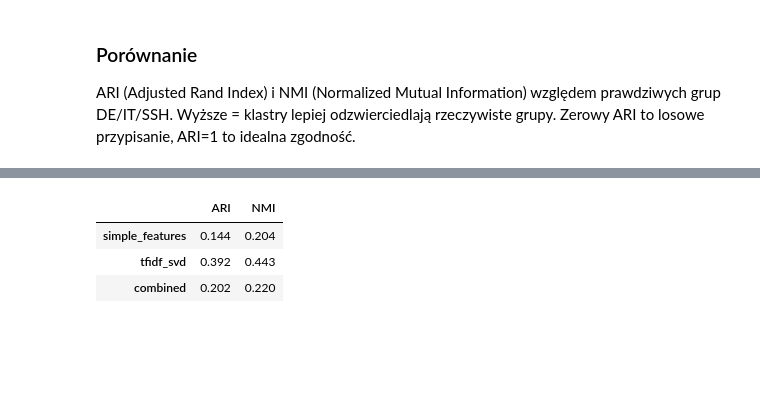
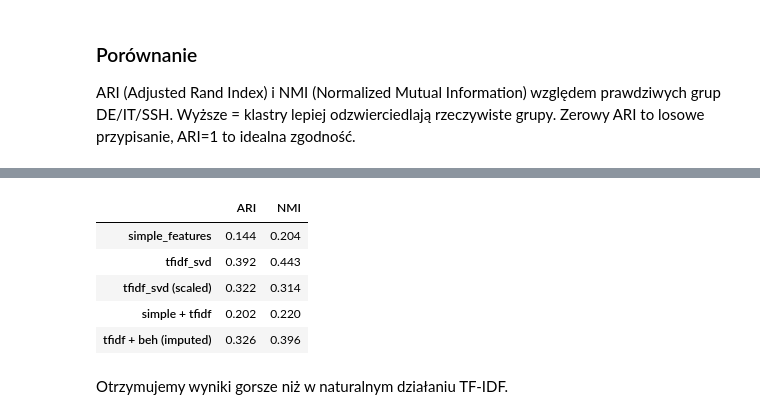
Before and after one commit to strek-o/xaifungi-analysis, a Jupyter notebook: analysis.ipynb, the cells around one changed output, grey strips where cells are left out. Cells and saved outputs as stored; diff of their text form; code cells hidden in the pictures; blank space fills up the shorter version.

```diff
--- a/analysis.ipynb
+++ b/analysis.ipynb
@@ -284,0 +358,4 @@ ARI (Adjusted Rand Index) i NMI (Normalized Mutual Information) względem prawdz
+# %%
+resp_feats.join(text_df.set_index("participant_id")["group"]).groupby("group").mean(
+    numeric_only=True
+).round(2)
@@ -284,0 +435,28 @@ ARI (Adjusted Rand Index) i NMI (Normalized Mutual Information) względem prawdz
+# %%
+beh_aligned = resp_feats.reindex(tfidf_feats.index)
+beh_imputed = beh_aligned.fillna(beh_aligned.median(numeric_only=True))
+
+X_tfidf_scaled = StandardScaler().fit_transform(tfidf_feats.values)
+X_beh_scaled = StandardScaler().fit_transform(beh_imputed.values)
+X_tfidf_beh = np.hstack([X_tfidf_scaled, X_beh_scaled])
+
+clusters_tfidf_scaled = KMeans(n_clusters=3, random_state=42, n_init=20).fit_predict(
+    X_tfidf_scaled
+)
+clusters_tfidf_beh = KMeans(n_clusters=3, random_state=42, n_init=20).fit_predict(
+    X_tfidf_beh
+)
+
+results_tfidf_beh = pd.DataFrame(
+    {
+        "participant_id": tfidf_feats.index.tolist(),
+        "cluster": clusters_tfidf_beh,
+    }
+).merge(text_df[["participant_id", "group"]], on="participant_id")
+
+pd.crosstab(
+    results_tfidf_beh["cluster"],
+    results_tfidf_beh["group"],
+    margins=True,
+    margins_name="Razem",
+)
@@ -285,26 +470,32 @@ ARI (Adjusted Rand Index) i NMI (Normalized Mutual Information) względem prawdz
 # %%
 from sklearn.metrics import adjusted_rand_score, normalized_mutual_info_score
 
 ordered_ids = tfidf_feats.index
 groups_true = text_df.set_index("participant_id").loc[ordered_ids, "group"].values
 
 
 def score(predicted):
     return {
         "ARI": adjusted_rand_score(groups_true, predicted),
         "NMI": normalized_mutual_info_score(groups_true, predicted),
     }
 
 
 pd.DataFrame(
     {
         "simple_features": score(clusters),
         "tfidf_svd": score(clusters_tfidf),
-        "combined": score(clusters_combined),
+        "tfidf_svd (scaled)": score(clusters_tfidf_scaled),
+        "simple + tfidf": score(clusters_combined),
+        "tfidf_svd + beh (imputed)": score(clusters_tfidf_beh),
     }
 ).T.round(3)
 # %% [output]
 |  | ARI | NMI |
 | simple_features | 0.144 | 0.204 |
 | tfidf_svd | 0.392 | 0.443 |
-| combined | 0.202 | 0.220 |
+| tfidf_svd (scaled) | 0.322 | 0.314 |
+| simple + tfidf | 0.202 | 0.220 |
+| tfidf + beh (imputed) | 0.326 | 0.396 |
+# %% [markdown]
+Otrzymujemy wyniki gorsze niż w naturalnym działaniu TF-IDF.
```
Also changed, not shown: parts of 10 cells of this notebook, 1 other file.
